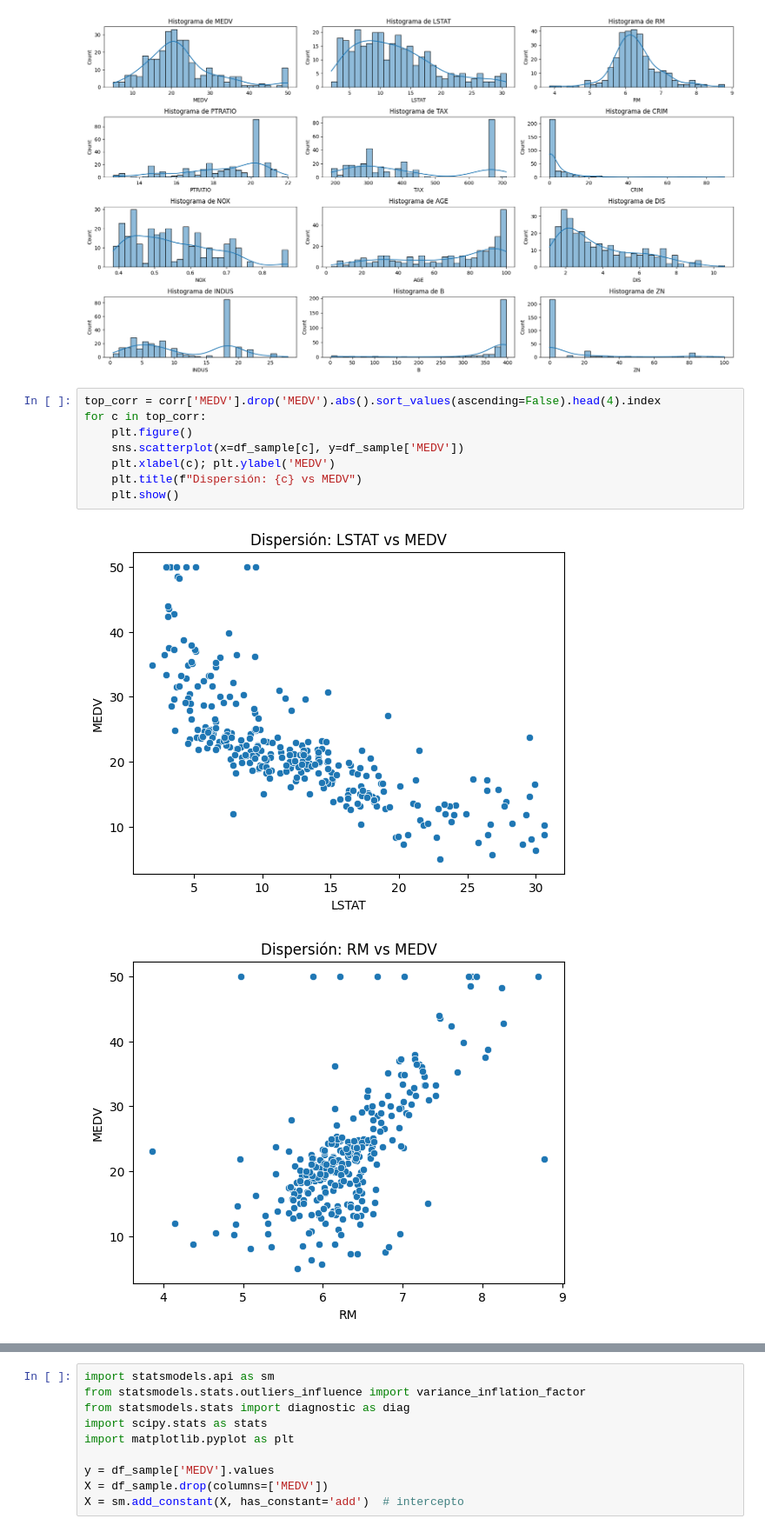
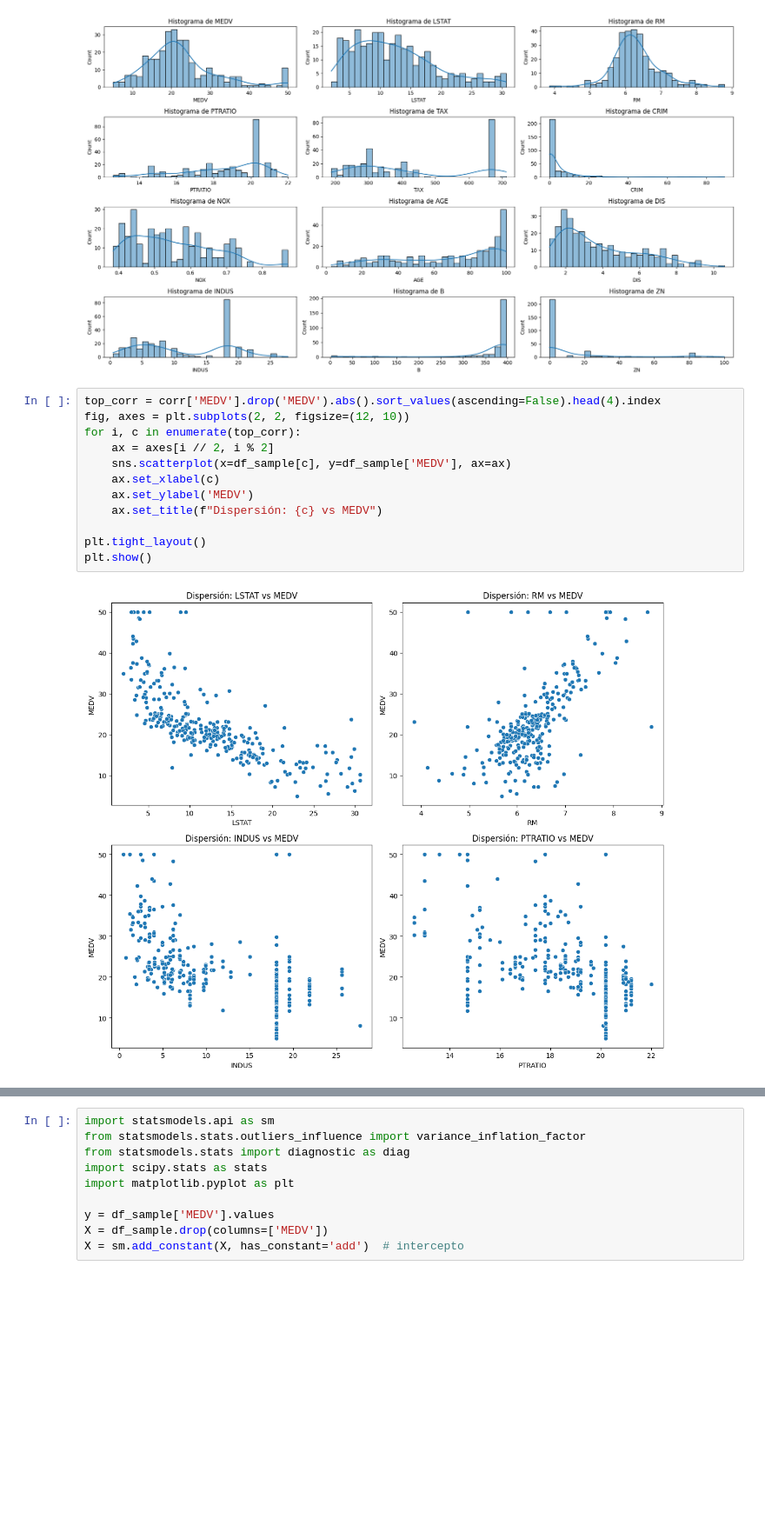
Before and after one commit to ImSoriex/Taller1_ML, a Jupyter notebook: Notebooks Ejecutados/Notebook_Taller1_Ejercicio1.ipynb, the cells around one changed output, grey strips where cells are left out. Shown: that part at 87% size. Cells and saved outputs as stored; diff of their text form; blank space fills up the shorter version.

```diff
--- a/Notebooks Ejecutados/Notebook_Taller1_Ejercicio1.ipynb
+++ b/Notebooks Ejecutados/Notebook_Taller1_Ejercicio1.ipynb
@@ -91,12 +91,15 @@ plt.show()
 [figure]
 # %%
 top_corr = corr['MEDV'].drop('MEDV').abs().sort_values(ascending=False).head(4).index
-for c in top_corr:
-    plt.figure()
-    sns.scatterplot(x=df_sample[c], y=df_sample['MEDV'])
-    plt.xlabel(c); plt.ylabel('MEDV')
-    plt.title(f"Dispersión: {c} vs MEDV")
-    plt.show()
+fig, axes = plt.subplots(2, 2, figsize=(12, 10))
+for i, c in enumerate(top_corr):
+    ax = axes[i // 2, i % 2]
+    sns.scatterplot(x=df_sample[c], y=df_sample['MEDV'], ax=ax)
+    ax.set_xlabel(c)
+    ax.set_ylabel('MEDV')
+    ax.set_title(f"Dispersión: {c} vs MEDV")
+
+plt.tight_layout()
+plt.show()
 # %% [output]
-[figure, old version]
+[figure, new version]
-[figure, removed]
```
Also changed, not shown: parts of 1 cell of this notebook, 3 other files.
